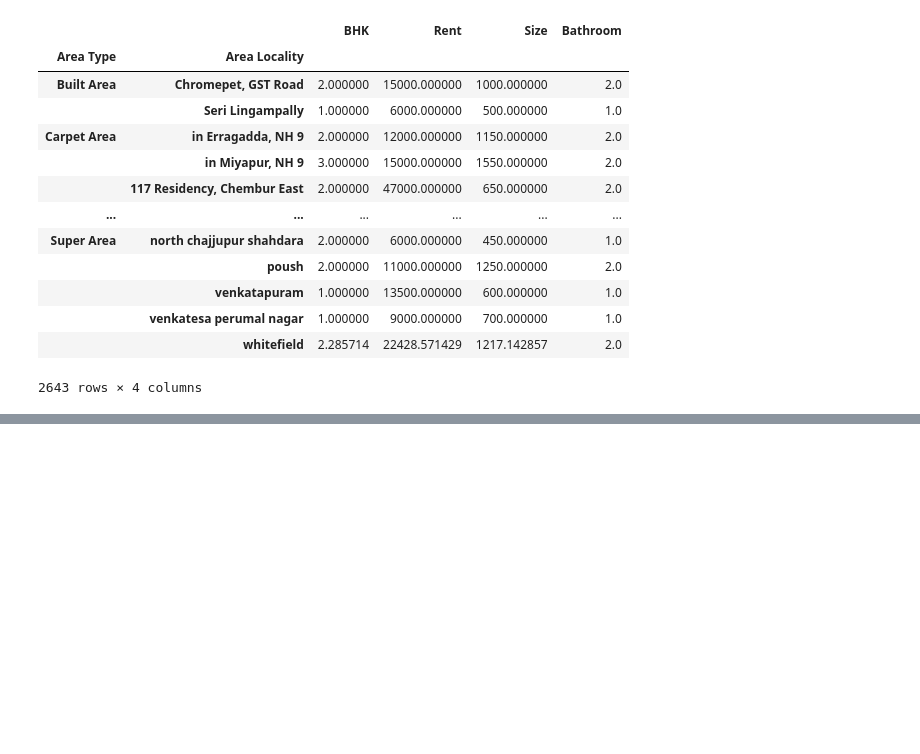
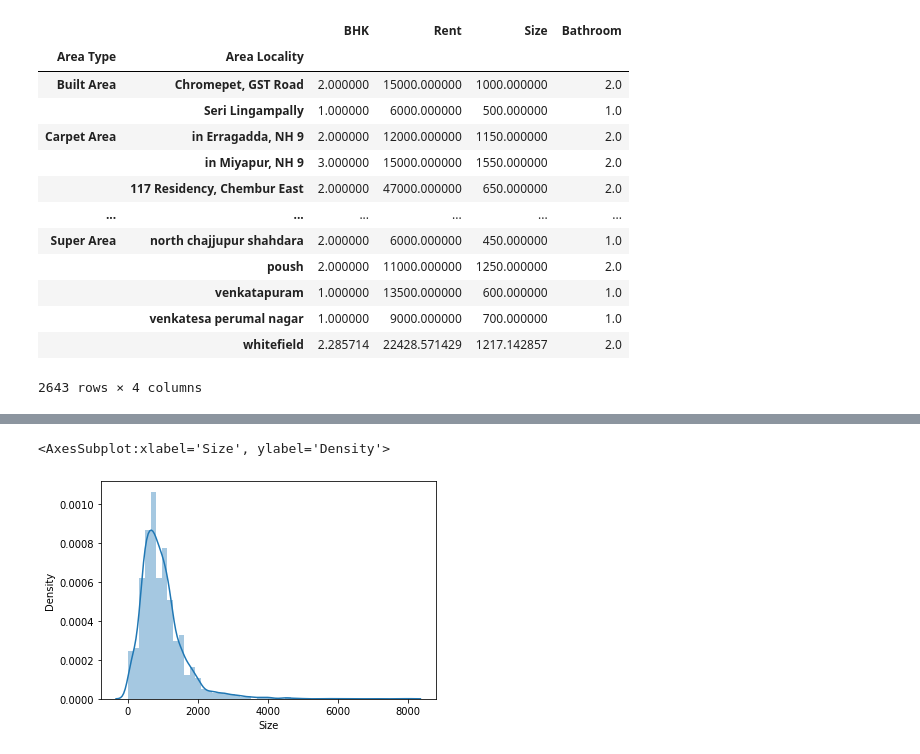
Before and after one commit to juneedpk/data-viz1, a Jupyter notebook: eda_house_rent.ipynb, the cells around one changed output, grey strips where cells are left out. Cells and saved outputs as stored; diff of their text form; code cells hidden in the pictures; blank space fills up the shorter version.

```diff
--- a/eda_house_rent.ipynb
+++ b/eda_house_rent.ipynb
@@ -47,0 +61,5 @@ hr.groupby(['Area Type','Area Locality']).mean()
+# %%
+sns.distplot(hr['Size'])
+# %% [output]
+<AxesSubplot:xlabel='Size', ylabel='Density'>
+[figure, added]
```
Also changed, not shown: parts of 4 cells of this notebook.
